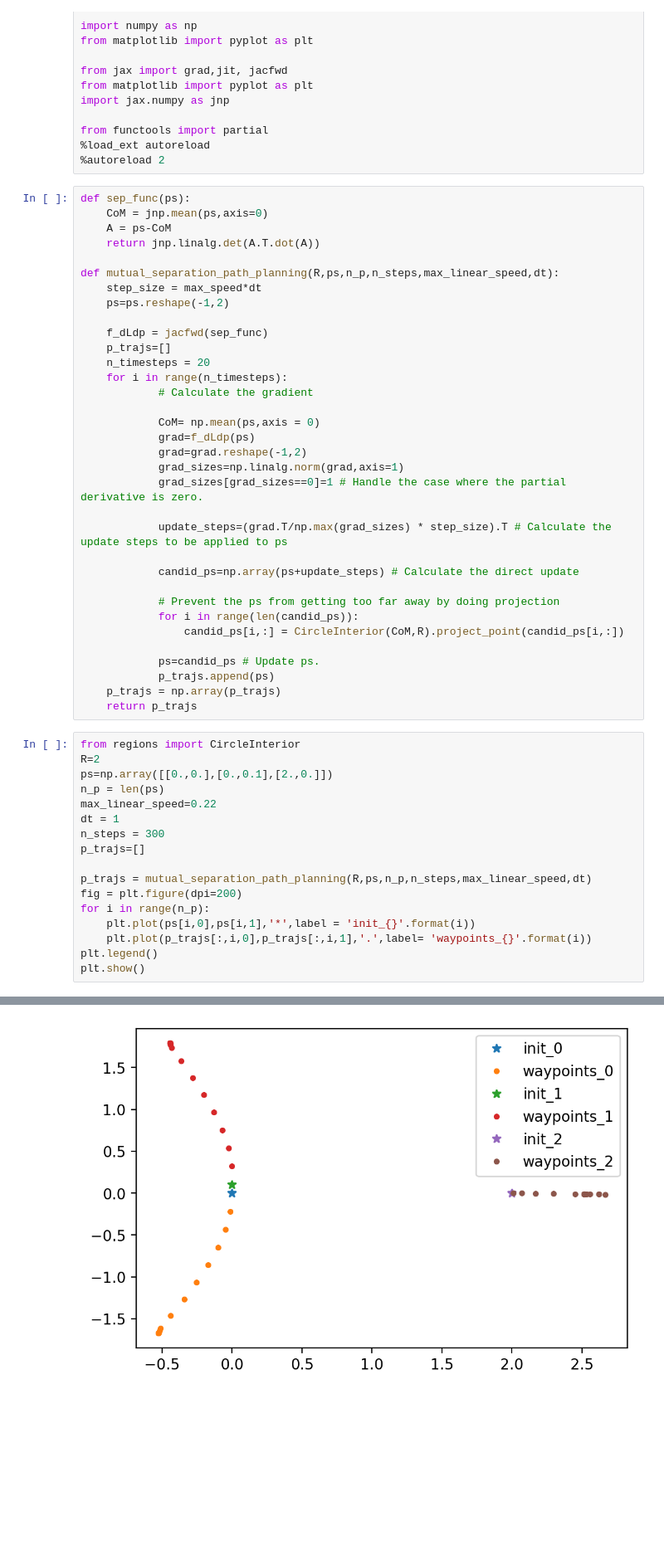
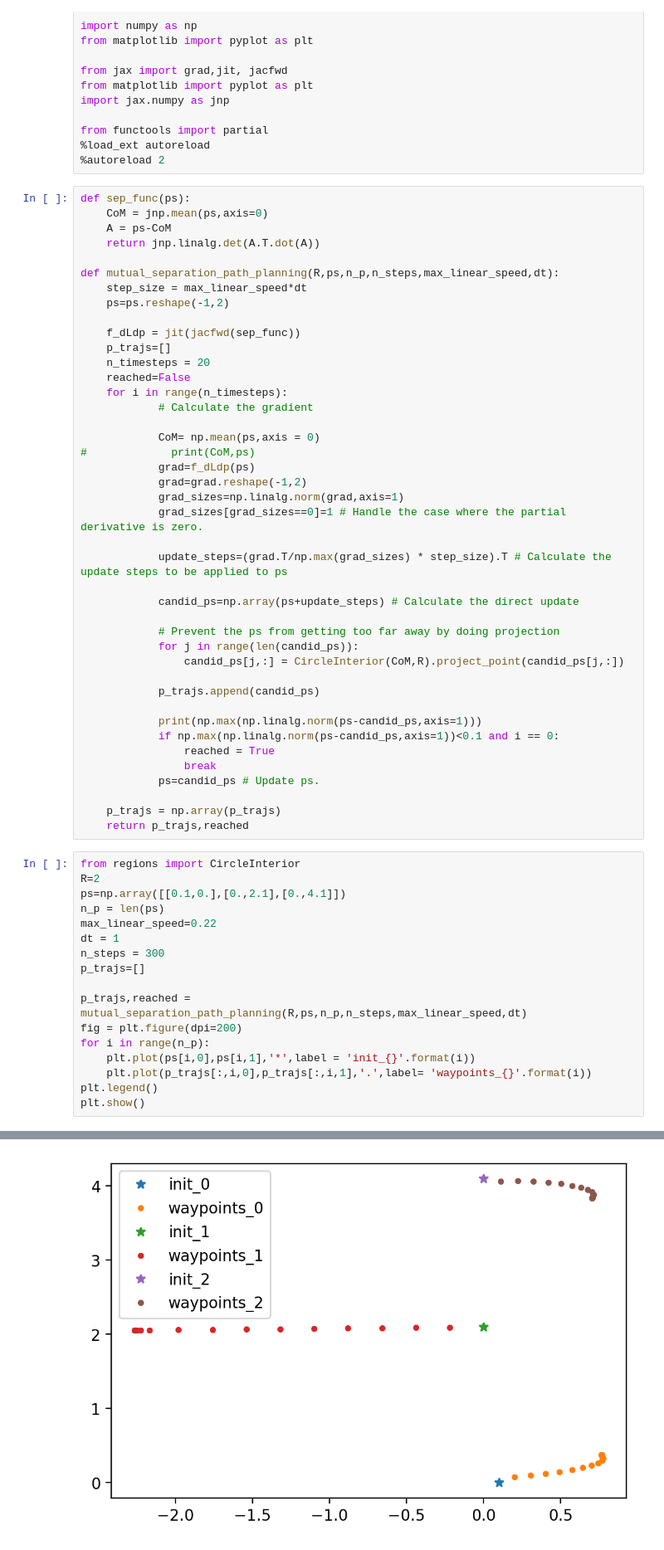
Before and after one commit to lina-robotics-lab/fim_track, a Jupyter notebook: src/Notebooks/Separation Only Path Planning.ipynb, the cells around one changed output, grey strips where cells are left out. Shown at 83% size. Saved outputs shown, nothing was run; the diff lists cells and outputs as text; blank space fills up the shorter version.

Commit message:
Incorporate gradient projection onto mutual separation planning

```diff
--- a/src/Notebooks/Separation Only Path Planning.ipynb
+++ b/src/Notebooks/Separation Only Path Planning.ipynb
@@ -19,16 +19,18 @@ def sep_func(ps):
     return jnp.linalg.det(A.T.dot(A))
 
 def mutual_separation_path_planning(R,ps,n_p,n_steps,max_linear_speed,dt):
-    step_size = max_speed*dt
+    step_size = max_linear_speed*dt
     ps=ps.reshape(-1,2)
 
-    f_dLdp = jacfwd(sep_func)
+    f_dLdp = jit(jacfwd(sep_func))
     p_trajs=[]
     n_timesteps = 20
+    reached=False
     for i in range(n_timesteps):
             # Calculate the gradient
 
             CoM= np.mean(ps,axis = 0)
+#             print(CoM,ps)
             grad=f_dLdp(ps)
             grad=grad.reshape(-1,2)
             grad_sizes=np.linalg.norm(grad,axis=1)
@@ -39,24 +41,30 @@ def mutual_separation_path_planning(R,ps,n_p,n_steps,max_linear_speed,dt):
             candid_ps=np.array(ps+update_steps) # Calculate the direct update
 
             # Prevent the ps from getting too far away by doing projection
-            for i in range(len(candid_ps)):
-                candid_ps[i,:] = CircleInterior(CoM,R).project_point(candid_ps[i,:])
+            for j in range(len(candid_ps)):
+                candid_ps[j,:] = CircleInterior(CoM,R).project_point(candid_ps[j,:])
 
+            p_trajs.append(candid_ps)
+
+            print(np.max(np.linalg.norm(ps-candid_ps,axis=1)))
+            if np.max(np.linalg.norm(ps-candid_ps,axis=1))<0.1 and i == 0:
+                reached = True
+                break
             ps=candid_ps # Update ps.
-            p_trajs.append(ps)
+
     p_trajs = np.array(p_trajs)
-    return p_trajs
+    return p_trajs,reached
 # %%
 from regions import CircleInterior
 R=2
-ps=np.array([[0.,0.],[0.,0.1],[2.,0.]])
+ps=np.array([[0.1,0.],[0.,2.1],[0.,4.1]])
 n_p = len(ps)
 max_linear_speed=0.22
 dt = 1
 n_steps = 300
 p_trajs=[]
 
-p_trajs = mutual_separation_path_planning(R,ps,n_p,n_steps,max_linear_speed,dt)
+p_trajs,reached = mutual_separation_path_planning(R,ps,n_p,n_steps,max_linear_speed,dt)
 fig = plt.figure(dpi=200)
 for i in range(n_p):
     plt.plot(ps[i,0],ps[i,1],'*',label = 'init_{}'.format(i))
@@ -67 +95 @@ plt.show()
-[figure, old version]
+[figure, new version]
```
Also changed, not shown: parts of 2 cells of this notebook, 2 other files.
